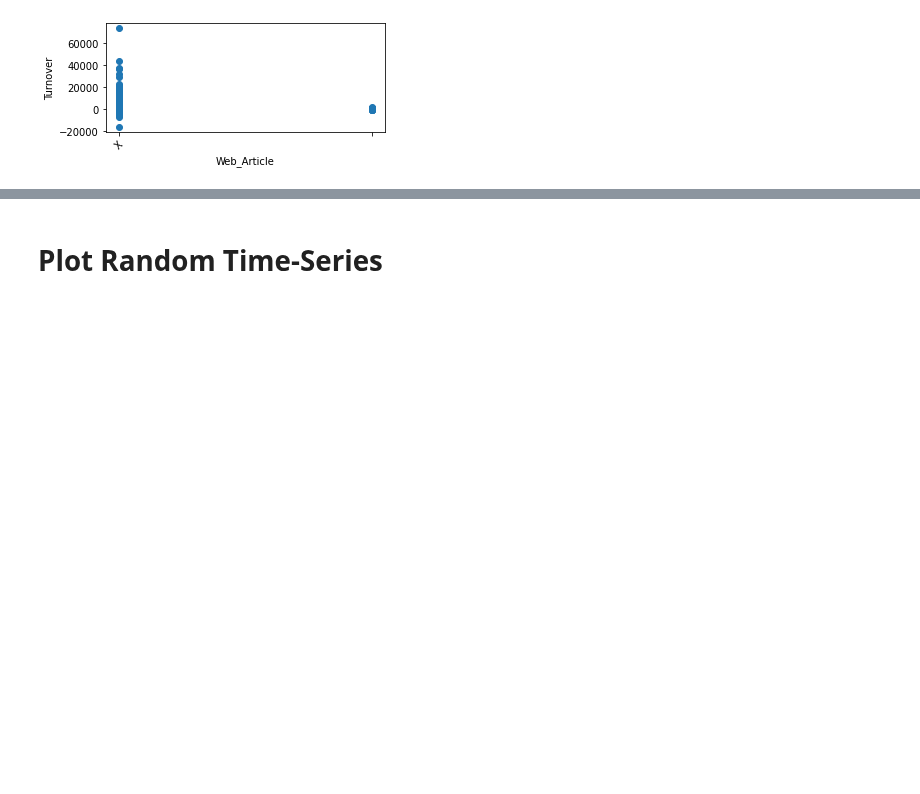
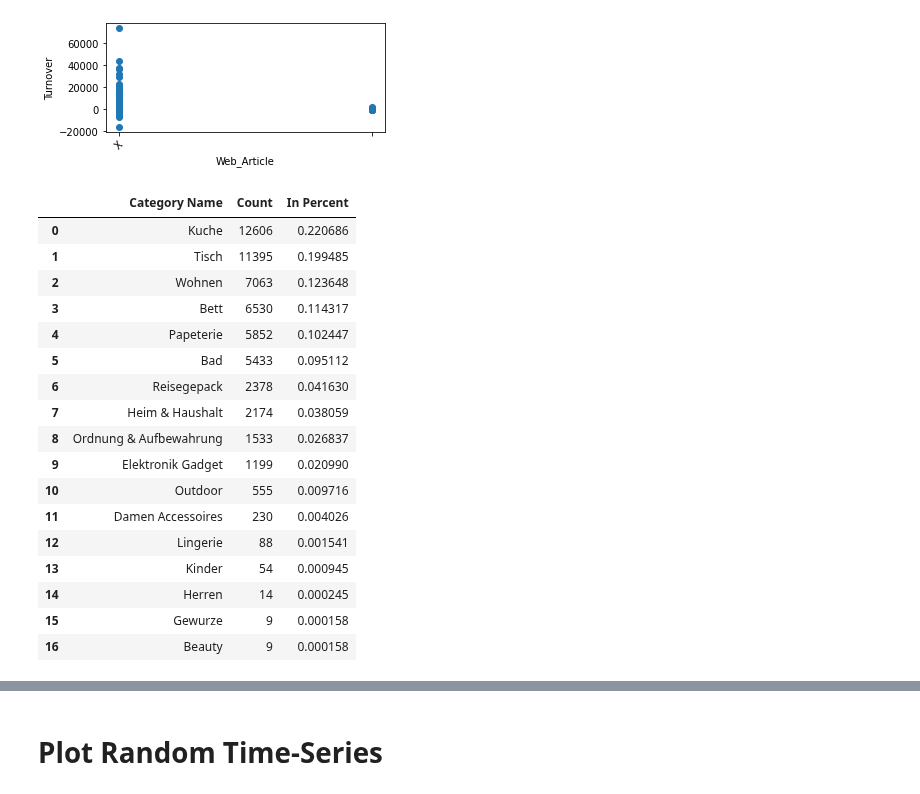
Before and after one commit to dominicdoerig/verteiler, a Jupyter notebook: 01_Exploratory_Data_Analysis/eda_weekly_data.ipynb, the cells around one changed output, grey strips where cells are left out. Saved outputs shown, nothing was run; the diff lists cells and outputs as text; code cells hidden in the pictures; blank space fills up the shorter version.

```diff
--- a/01_Exploratory_Data_Analysis/eda_weekly_data.ipynb
+++ b/01_Exploratory_Data_Analysis/eda_weekly_data.ipynb
@@ -266,3 +274,28 @@ Name: Web_Article, dtype: float64
 scatter(df, 'Web_Article')
 # %% [output]
 [figure]
+# %%
+d1 = df[['SKU','Site_ID','CENSHARE_CAT_1']].drop_duplicates().CENSHARE_CAT_1.value_counts(normalize=False).to_frame().reset_index()
+d1 = d1.merge(df[['SKU','Site_ID','CENSHARE_CAT_1']].drop_duplicates().CENSHARE_CAT_1.value_counts(normalize=True).to_frame().reset_index(), on=['index'])
+d1 = d1.rename(columns={'index': 'Category Name', 'CENSHARE_CAT_1_x': 'Count', 'CENSHARE_CAT_1_y': 'In Percent'})
+
+d1
+# %% [output]
+|  | Category Name | Count | In Percent |
+| 0 | Kuche | 12606 | 0.220686 |
+| 1 | Tisch | 11395 | 0.199485 |
+| 2 | Wohnen | 7063 | 0.123648 |
+| 3 | Bett | 6530 | 0.114317 |
+| 4 | Papeterie | 5852 | 0.102447 |
+| 5 | Bad | 5433 | 0.095112 |
+| 6 | Reisegepack | 2378 | 0.041630 |
+| 7 | Heim & Haushalt | 2174 | 0.038059 |
+| 8 | Ordnung & Aufbewahrung | 1533 | 0.026837 |
+| 9 | Elektronik Gadget | 1199 | 0.020990 |
+| 10 | Outdoor | 555 | 0.009716 |
+| 11 | Damen Accessoires | 230 | 0.004026 |
+| 12 | Lingerie | 88 | 0.001541 |
+| 13 | Kinder | 54 | 0.000945 |
+| 14 | Herren | 14 | 0.000245 |
+| 15 | Gewurze | 9 | 0.000158 |
+| 16 | Beauty | 9 | 0.000158 |
```
Also changed, not shown: parts of 30 cells of this notebook.
